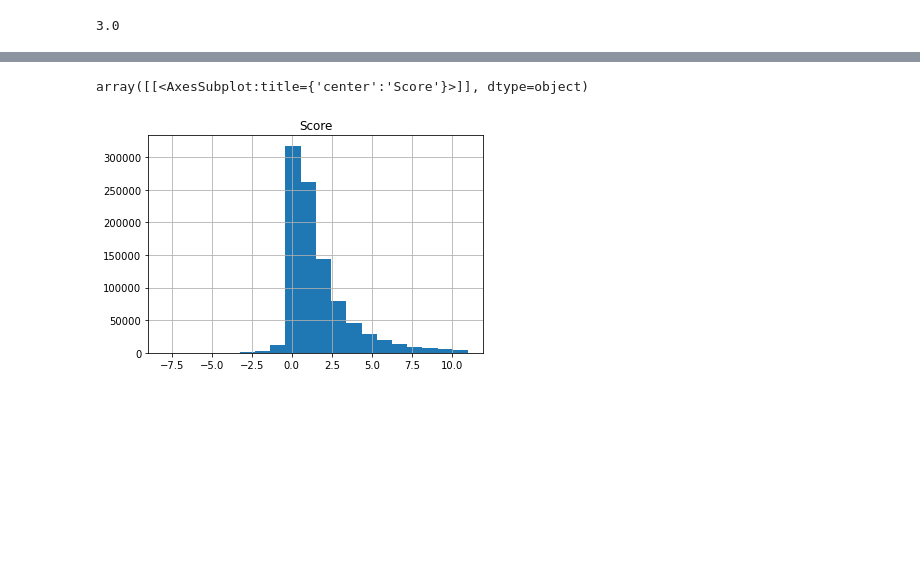
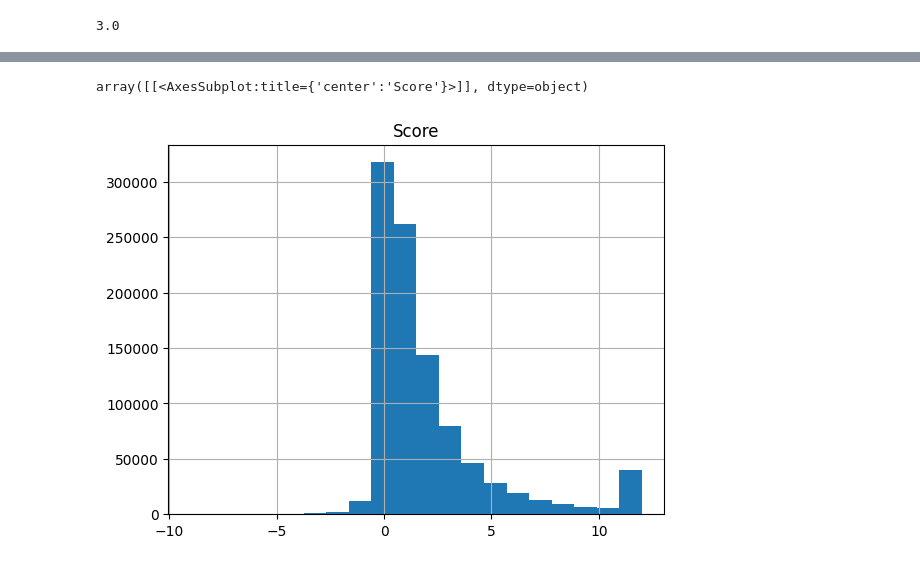
Before and after one commit to Tyler-Chi/w266_finalproject, a Jupyter notebook: EDA.ipynb, the cells around one changed output, grey strips where cells are left out. Drawn from its saved outputs; the diff is of its cells as text; code cells hidden in the pictures; blank space fills up the shorter version.

```diff
--- a/EDA.ipynb
+++ b/EDA.ipynb
@@ -94,9 +94,9 @@ ax1.boxplot(scores)
 # %%
 # Histogram view of the general distribution of the Score trait, among the answers
-answers_df_filtered.hist(column="Score", bins=20)
+answers_df.hist(column="Score", bins=20)
 # %% [output]
 array([[<AxesSubplot:title={'center':'Score'}>]], dtype=object)
-[figure, old version]
+[figure, new version]
 # %%
 # utility function, to just get the slice of the answers_df which matches the question ID
 def get_question_answer_info(question_id):
```
Also changed, not shown: parts of 7 cells of this notebook, 1 other file.
